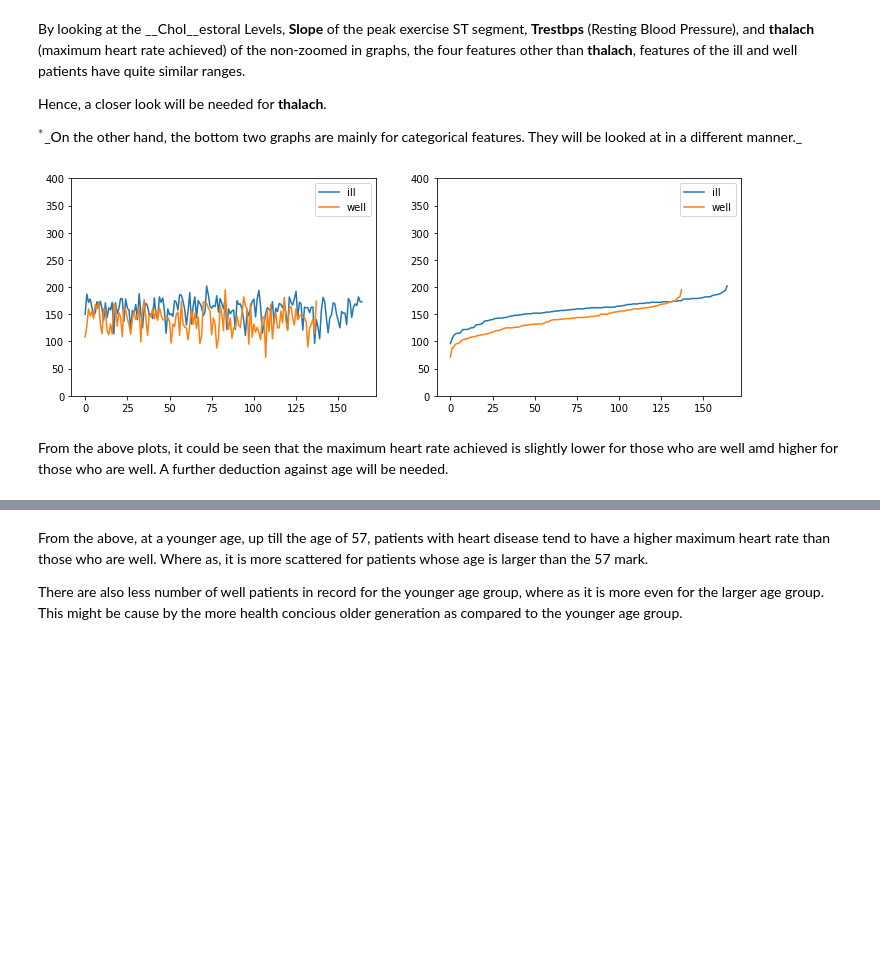
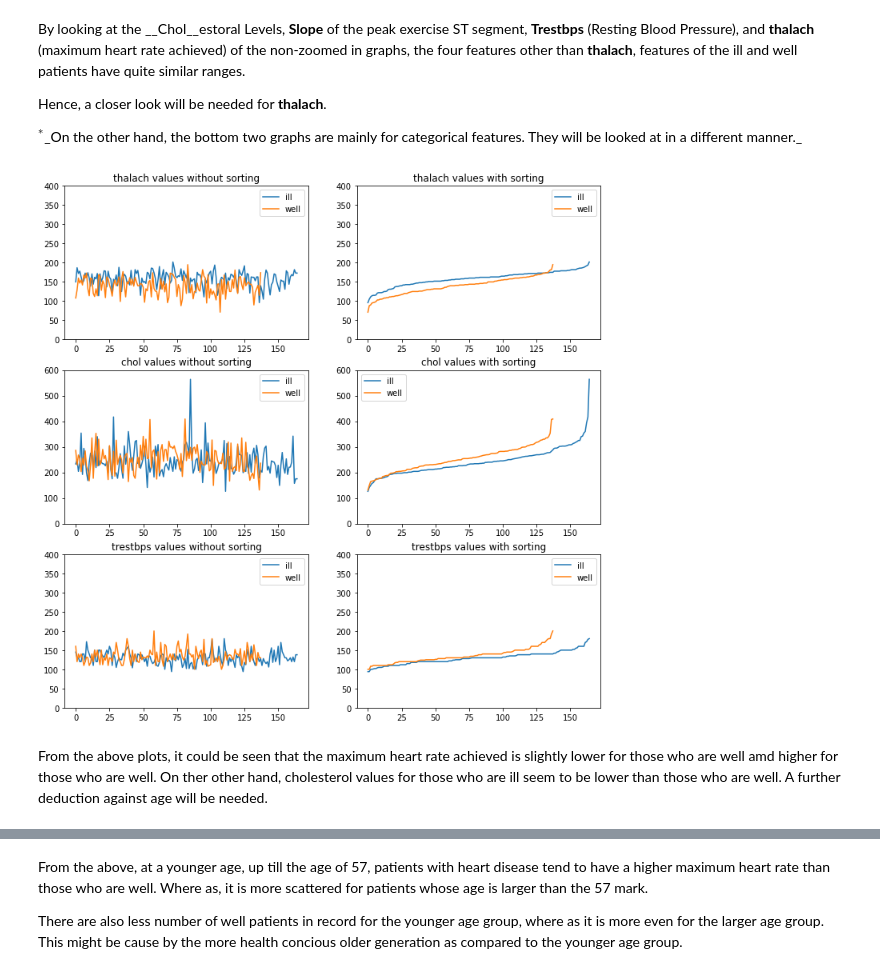
Before and after one commit to jonleesy/F21DLHeartDiseaseClassification, a Jupyter notebook: Model/HeartDisease.ipynb, the cells around one changed output, grey strips where cells are left out. Saved outputs shown, nothing was run; the diff lists cells and outputs as text; code cells hidden in the pictures; blank space fills up the shorter version.

```diff
--- a/Model/HeartDisease.ipynb
+++ b/Model/HeartDisease.ipynb
@@ -148,25 +169,59 @@ Hence, a closer look will be needed for __thalach__.
 $^{*}$_On the other hand, the bottom two graphs are mainly for categorical features. They will be looked at in a different manner._
 # %%
 # ASetup for side-by-side plots
-f = plt.figure(figsize=(12,4))
-ax1 = f.add_subplot(121)
-ax2 = f.add_subplot(122)
+f = plt.figure(figsize=(12,12))
+ax1 = f.add_subplot(321)
+ax2 = f.add_subplot(322)
+ax3 = f.add_subplot(323)
+ax4 = f.add_subplot(324)
+ax5 = f.add_subplot(325)
+ax6 = f.add_subplot(326)
 
 # Plot to compare 'thalach' without sort
 ax1.plot(df_ill['thalach'])
 ax1.plot(df_well['thalach'])
 ax1.set_ylim([0, 400])
 ax1.legend(["ill","well"])
+ax1.title.set_text('thalach values without sorting')
 
 # Plot to compare 'thalach' with sort
 ax2.plot(df_ill['thalach'].sort_values().reset_index(drop = True))
 ax2.plot(df_well['thalach'].sort_values().reset_index(drop = True))
 ax2.set_ylim([0, 400])
 ax2.legend(["ill","well"])
+ax2.title.set_text('thalach values with sorting')
+
+# Plot to compare 'chol' without sort
+ax3.plot(df_ill['chol'])
+ax3.plot(df_well['chol'])
+ax3.set_ylim([0, 600])
+ax3.legend(["ill","well"])
+ax3.title.set_text('chol values without sorting')
+
+# Plot to compare 'chol' with sort
+ax4.plot(df_ill['chol'].sort_values().reset_index(drop = True))
+ax4.plot(df_well['chol'].sort_values().reset_index(drop = True))
+ax4.set_ylim([0, 600])
+ax4.legend(["ill","well"])
+ax4.title.set_text('chol values with sorting')
+
+# Plot to compare 'trestbps' without sort
+ax5.plot(df_ill['trestbps'])
+ax5.plot(df_well['trestbps'])
+ax5.set_ylim([0, 400])
+ax5.legend(["ill","well"])
+ax5.title.set_text('trestbps values without sorting')
+
+# Plot to compare 'trestbps' with sort
+ax6.plot(df_ill['trestbps'].sort_values().reset_index(drop = True))
+ax6.plot(df_well['trestbps'].sort_values().reset_index(drop = True))
+ax6.set_ylim([0, 400])
+ax6.legend(["ill","well"])
+ax6.title.set_text('trestbps values with sorting')
 
 plt.show()
 # %% [output]
-[figure, old version]
+[figure, new version]
 # %% [markdown]
-From the above plots, it could be seen that the maximum heart rate achieved is slightly lower for those who are well amd higher for those who are well. A further deduction against age will be needed.
+From the above plots, it could be seen that the maximum heart rate achieved is slightly lower for those who are well amd higher for those who are well. On ther other hand, cholesterol values for those who are ill seem to be lower than those who are well. A further deduction against age will be needed.
 # %%
```
Also changed, not shown: parts of 13 cells of this notebook.
